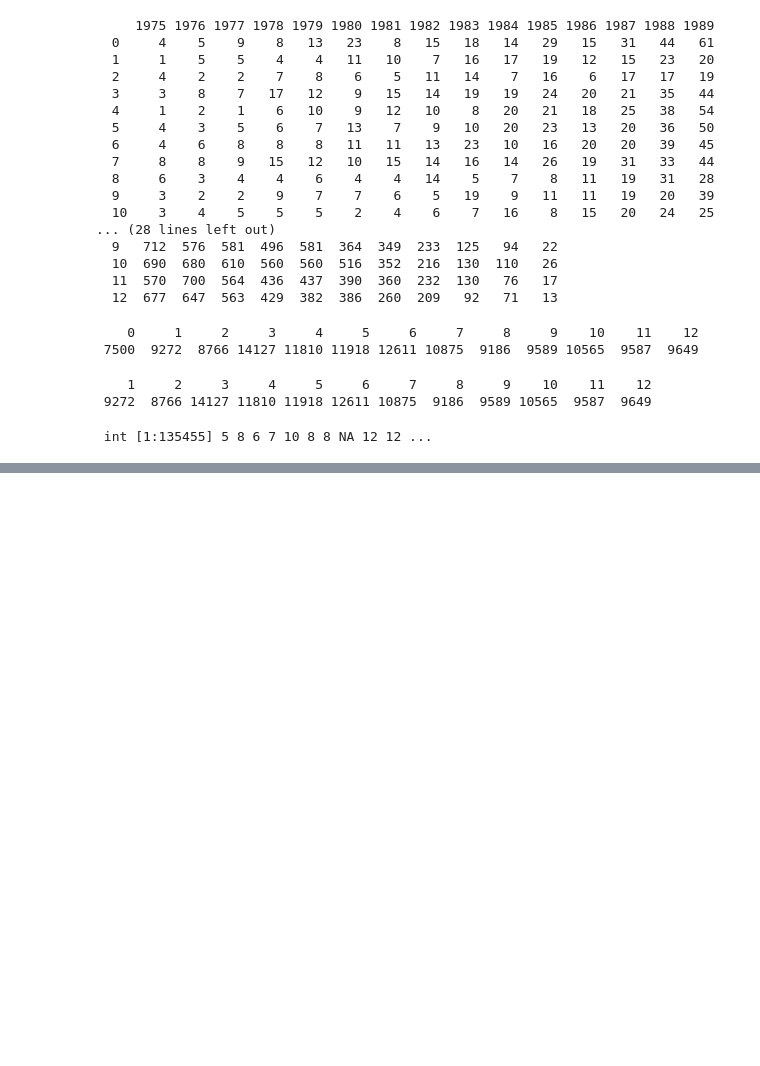
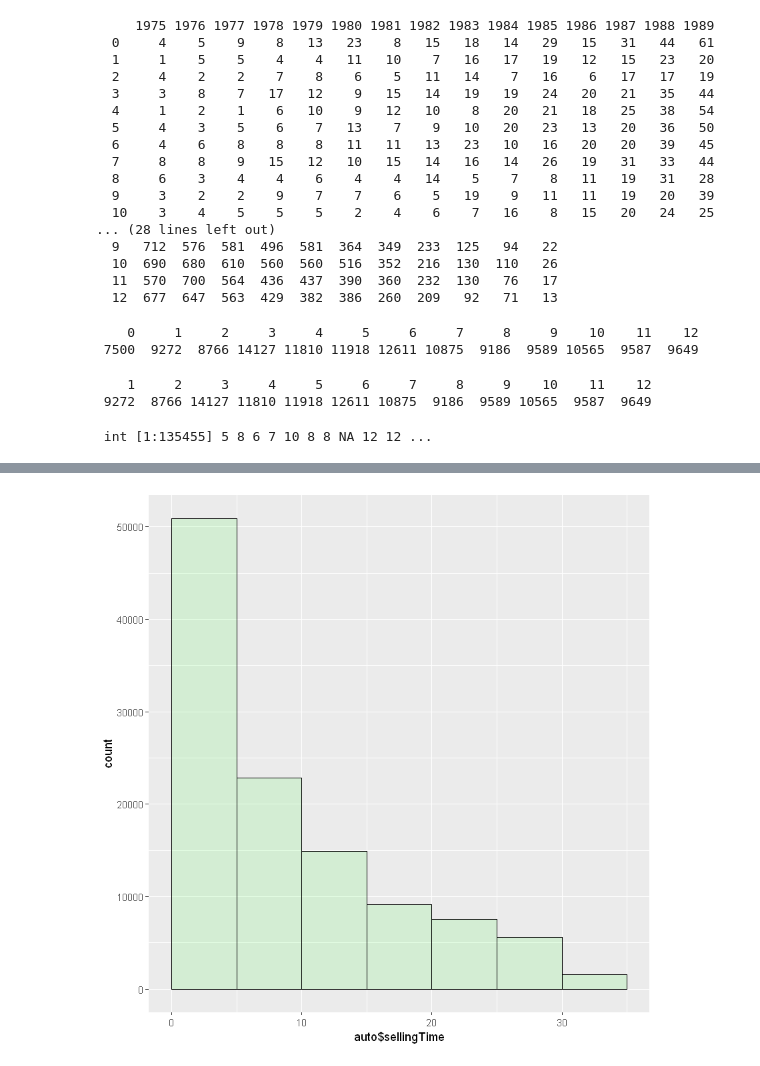
Before and after one commit to LippDas/Users-Cars, a Jupyter notebook: Used Cars/code/#1 User Cars.ipynb, the cells around one changed output, grey strips where cells are left out. Drawn from its saved outputs; the diff is of its cells as text; code cells hidden in the pictures; blank space fills up the shorter version.

```diff
--- a/Used Cars/code/#1 User Cars.ipynb
+++ b/Used Cars/code/#1 User Cars.ipynb
@@ -393,0 +520,7 @@ auto[()]
+# %%
+ggplot(auto, aes(auto$sellingTime)) +
+    geom_histogram(breaks = seq(0, 35, by = 5),
+                  col = "black",
+                  fill = "green",
+                  alpha = .1)
+# %% [output]
@@ -393,0 +529 @@ auto[()]
+[figure, added]
```
Also changed, not shown: parts of 81 cells of this notebook.
